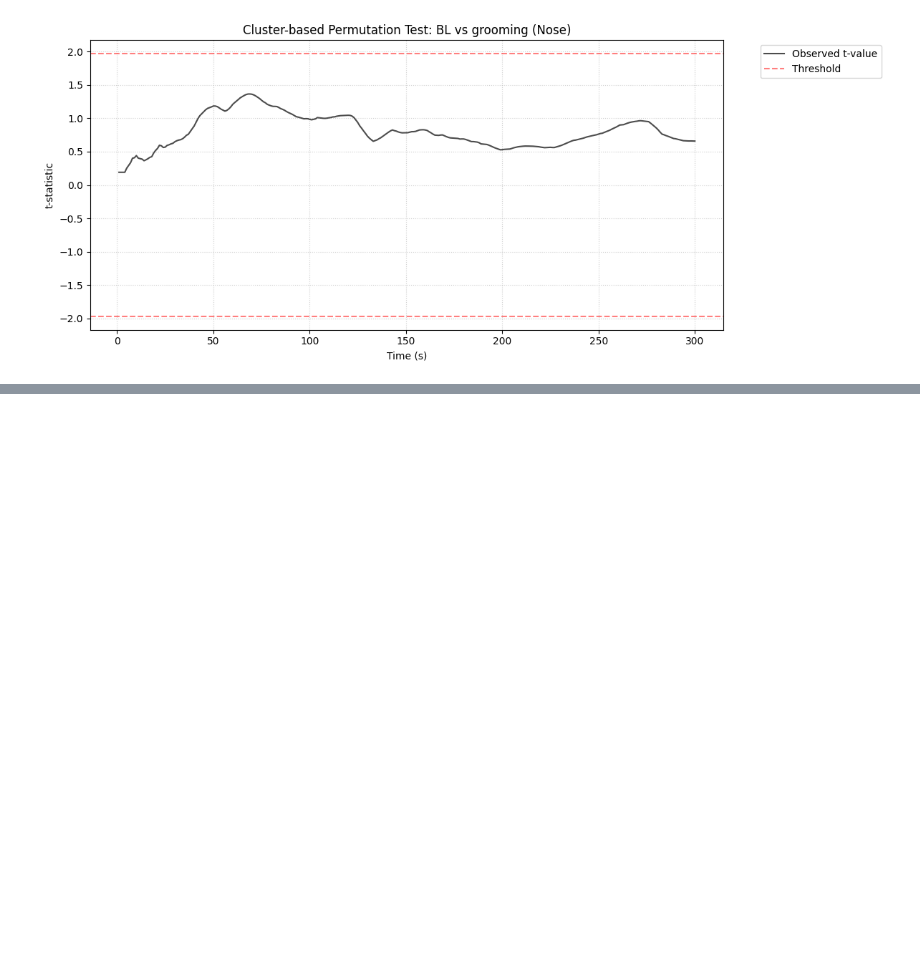
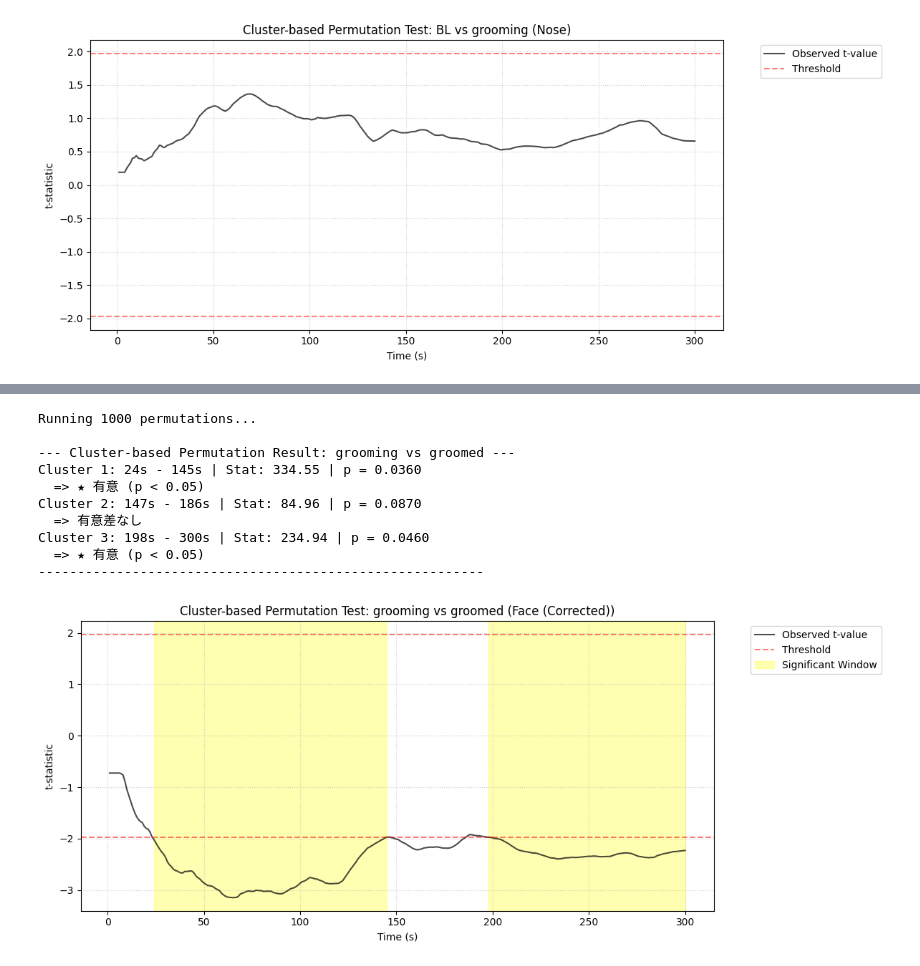
Before and after one commit to Yasui-kyoto/Monkey_Aggression, a Jupyter notebook: notebooks/03_aim_1/aim_01.ipynb, the cells around one changed output, grey strips where cells are left out. Drawn from its saved outputs; the diff is of its cells as text; code cells hidden in the pictures; blank space fills up the shorter version.

```diff
--- a/notebooks/03_aim_1/aim_01.ipynb
+++ b/notebooks/03_aim_1/aim_01.ipynb
@@ -275,0 +298,20 @@ Cluster 1: 11s - 300s | Stat: 969.48 | p = 0.0000
+# %%
+# 3. 補正後の値でクラスターベース置換検定を実行
+# 基準が揃っているため、より純粋な行動差を検出しやすくなります
+self.run_cluster_permutation_test(
+    corrected_delta_df_1s,
+    target_behaviors=['grooming', 'groomed'],
+    y_column='corrected_delta_face'
+)
+# %% [output]
+Running 1000 permutations...
+
+--- Cluster-based Permutation Result: grooming vs groomed ---
+Cluster 1: 24s - 145s | Stat: 334.55 | p = 0.0360
+  => ★ 有意 (p < 0.05)
+Cluster 2: 147s - 186s | Stat: 84.96 | p = 0.0870
+  => 有意差なし
+Cluster 3: 198s - 300s | Stat: 234.94 | p = 0.0460
+  => ★ 有意 (p < 0.05)
+---------------------------------------------------------
+[figure, added]
```
Also changed, not shown: parts of 22 cells of this notebook, 2 other files.
